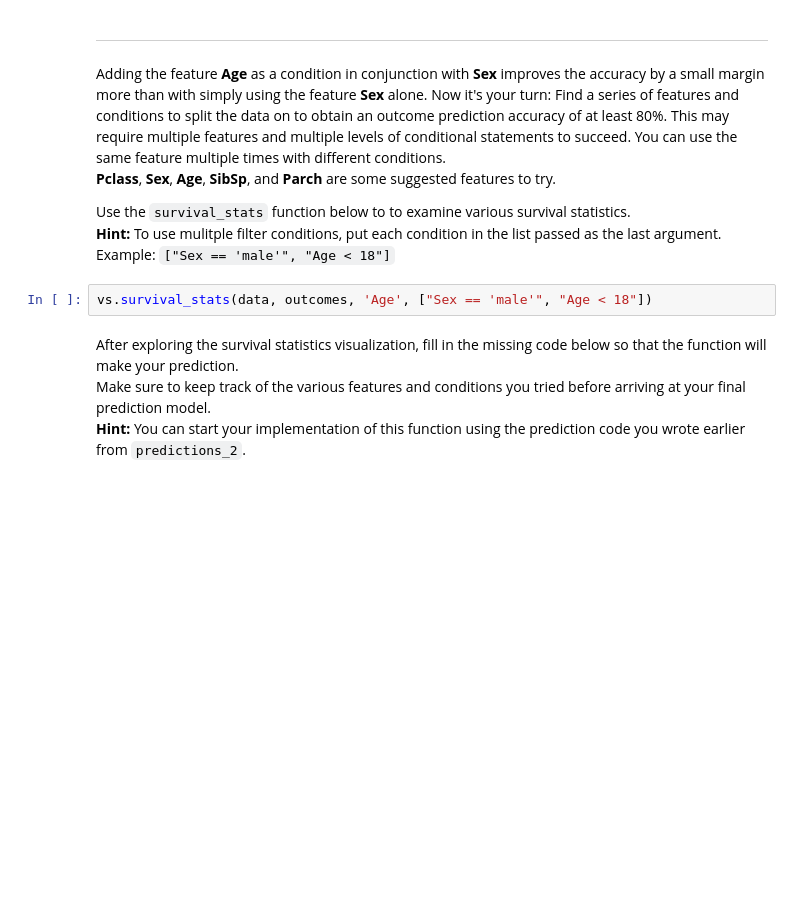
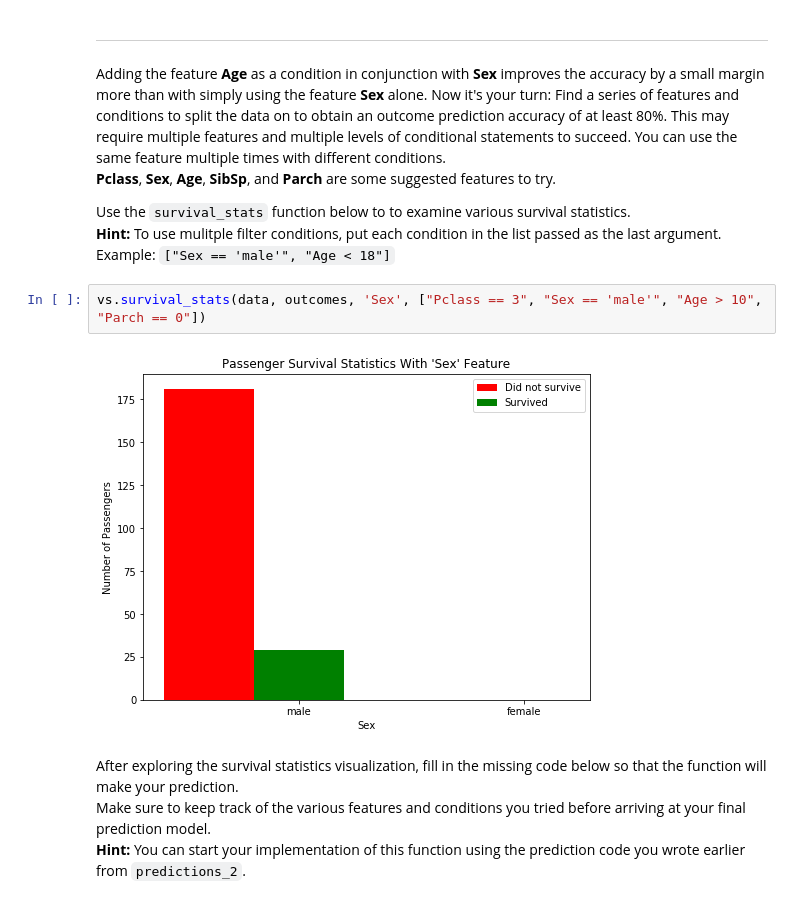
Before and after one commit to vikramriyer/Data_Analysis_Multiple, a Jupyter notebook: titanic_survival_exploration.ipynb, the cells around one changed output. Drawn from its saved outputs; the diff is of its cells as text; blank space fills up the shorter version.

```diff
--- a/titanic_survival_exploration.ipynb
+++ b/titanic_survival_exploration.ipynb
@@ -213,7 +213,9 @@ Adding the feature **Age** as a condition in conjunction with **Sex** improves t
 Use the `survival_stats` function below to to examine various survival statistics.
 **Hint:** To use mulitple filter conditions, put each condition in the list passed as the last argument. Example: `["Sex == 'male'", "Age < 18"]`
 # %%
-vs.survival_stats(data, outcomes, 'Age', ["Sex == 'male'", "Age < 18"])
+vs.survival_stats(data, outcomes, 'Sex', ["Pclass == 3", "Sex == 'male'", "Age > 10", "Parch == 0"])
+# %% [output]
+[figure, added]
 # %% [markdown]
 After exploring the survival statistics visualization, fill in the missing code below so that the function will make your prediction.
 Make sure to keep track of the various features and conditions you tried before arriving at your final prediction model.
```
Also changed, not shown: parts of 6 cells of this notebook.
